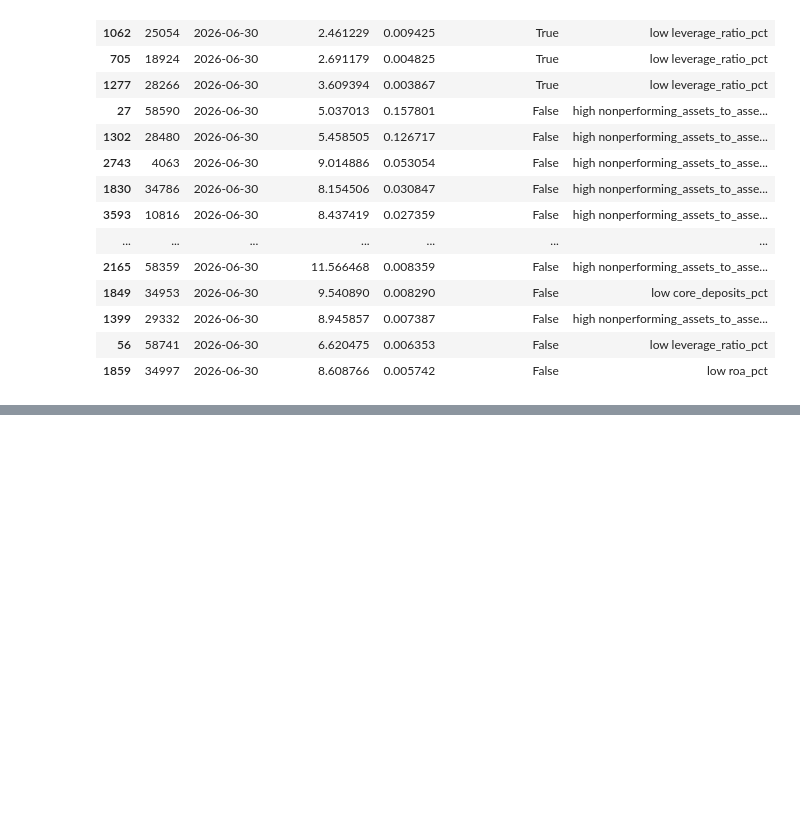
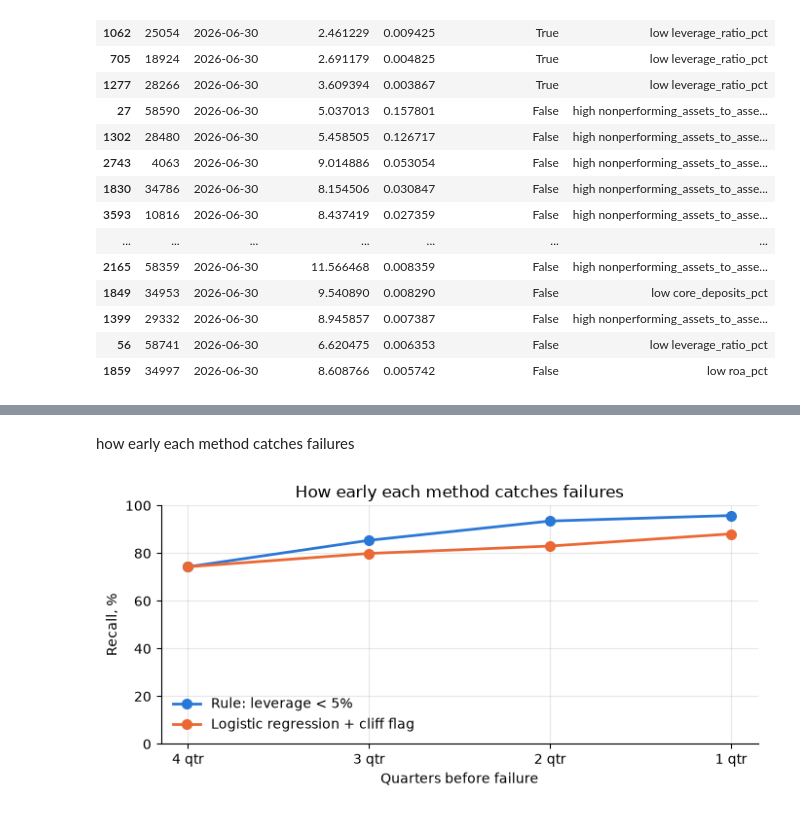
Before and after one commit to sunquan03/fdic-bank-distress-ews, a Jupyter notebook: notebooks/model.ipynb, the cells around one changed output, grey strips where cells are left out. Drawn from its saved outputs; the diff is of its cells as text; code cells hidden in the pictures; blank space fills up the shorter version.

```diff
--- a/notebooks/model.ipynb
+++ b/notebooks/model.ipynb
@@ -571,0 +607,16 @@ watchlist[cols]
+# %% [markdown]
+how early each method catches failures
+# %%
+
+fig, ax = plt.subplots(figsize=(7, 3.4))
+q = summary.index.to_numpy()
+ax.plot(q, summary['baseline_prc'], marker='o', lw=2, ms=7, color=BLUE, label='Rule: leverage < 5%')
+ax.plot(q, summary['model_prc'], marker='o', lw=2, ms=7, color=ORANGE, label='Logistic regression + cliff flag')
+ax.set_xticks(q); ax.set_xticklabels([f'{i} qtr' for i in q])
+ax.invert_xaxis()
+ax.set_ylim(0, 100); ax.set_ylabel('Recall, %'); ax.set_xlabel('Quarters before failure')
+ax.set_title('How early each method catches failures')
+ax.legend(frameon=False, loc='lower left')
+fig.tight_layout(); fig.savefig(fig_dir / '02_lead_time.png', dpi=150); plt.show()
+# %% [output]
+[figure, added]
```
Also changed, not shown: parts of 4 cells of this notebook, 3 other files.
